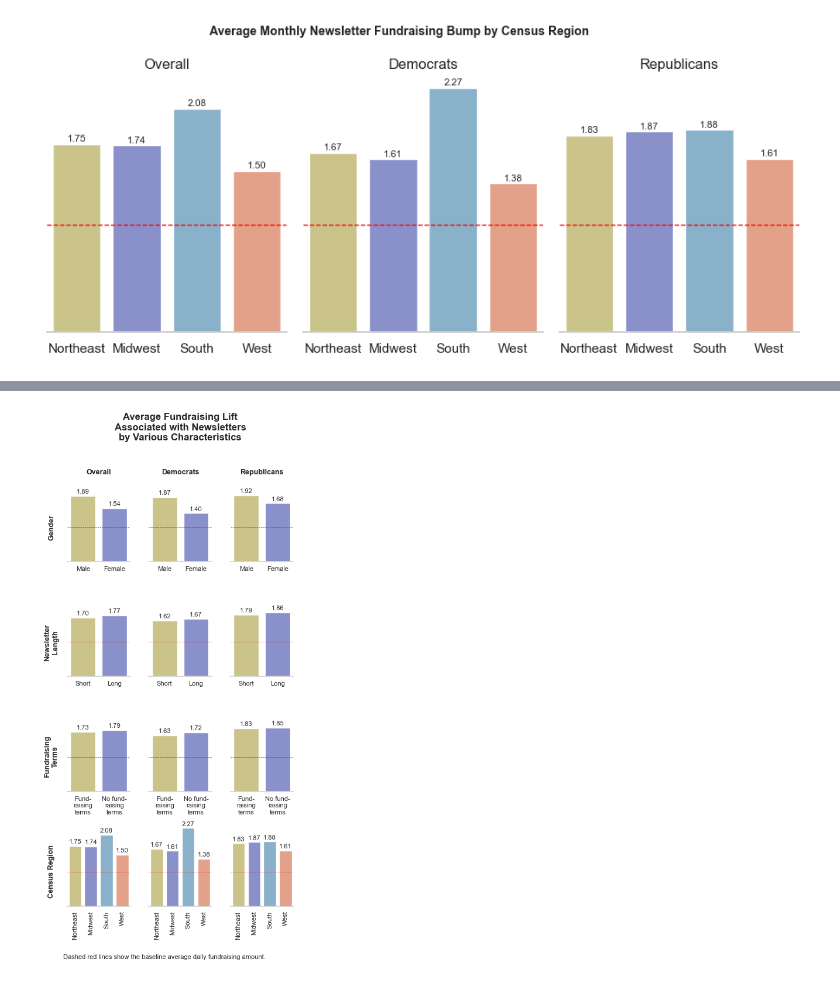
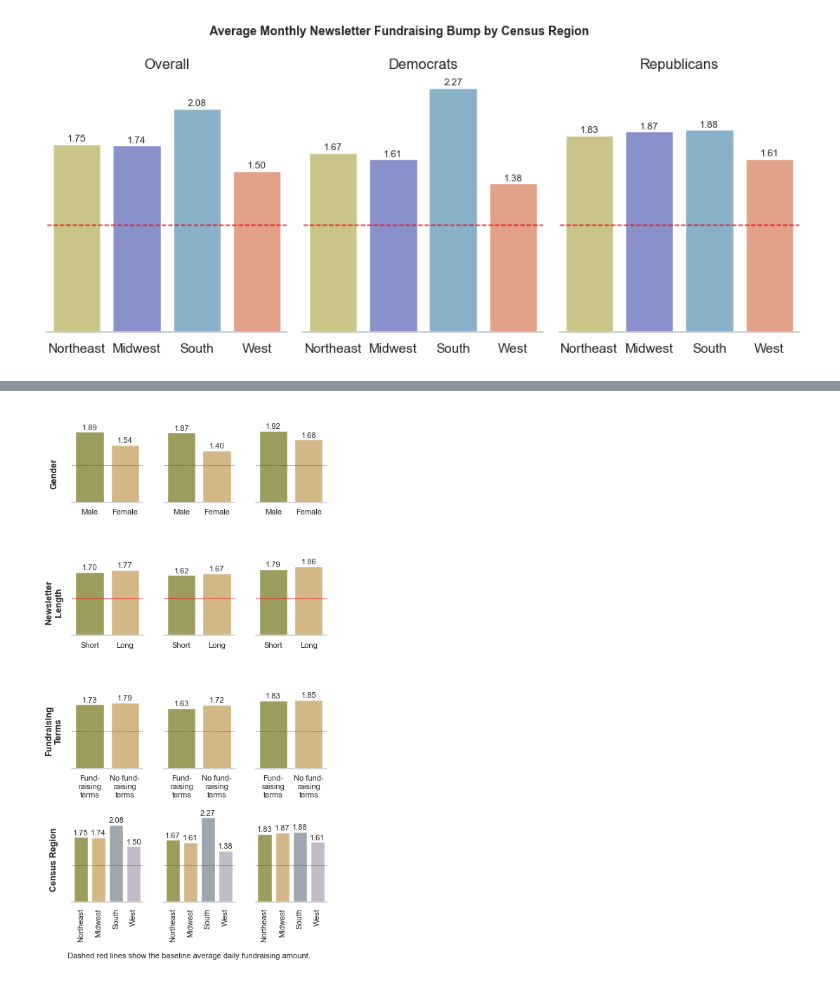
Before and after one commit to marobinette/cfd-project-ds1, a Jupyter notebook: notebooks/Matched_Politicians_EDA.ipynb, the cells around one changed output, grey strips where cells are left out. Cells and saved outputs as stored; diff of their text form; code cells hidden in the pictures.

Commit message:
Many cosmtic changes to figures (fonts, colors, etc.)

```diff
--- a/notebooks/Matched_Politicians_EDA.ipynb
+++ b/notebooks/Matched_Politicians_EDA.ipynb
@@ -1547,10 +1612,10 @@ summary_region_plot = pd.DataFrame({
 # Define order and colors
 region_order = ["Northeast", "Midwest", "South", "West"]
 region_colors = {
-    "Northeast": standard_color3,
-    "Midwest": standard_color4,
-    "South": standard_color1,
-    "West": standard_color2
+    "Northeast": breakdown_color1,
+    "Midwest": breakdown_color2,
+    "South": dem_med_color,
+    "West": rep_med_color
 }
 
 # Create smaller faceted bar plot: facet by Party, x = Census Region
@@ -1722,15 +1787,15 @@ party_order = ["Overall", "Democrats", "Republicans"]
 year_order = [2015, 2016]
 
 # Define colors
-palette_gender = {"Male": standard_color3, "Female": standard_color4}
-palette_length = {"Short": standard_color3, "Long": standard_color4}
-palette_fundraising = {"Fund-\nraising\nterms": standard_color3, "No fund-\nraising\nterms": standard_color4}
-palette_year = {2015: standard_color3, 2016: standard_color4}
+palette_gender = {"Male": breakdown_color1, "Female": breakdown_color2}
+palette_length = {"Short": breakdown_color1, "Long": breakdown_color2}
+palette_fundraising = {"Fund-\nraising\nterms": breakdown_color1, "No fund-\nraising\nterms": breakdown_color2}
+palette_year = {2015: breakdown_color1, 2016: breakdown_color2}
 palette_region = {
-    "Northeast": standard_color3,
-    "Midwest": standard_color4,
-    "South": standard_color1,
-    "West": standard_color2
+    "Northeast": breakdown_color1,
+    "Midwest": breakdown_color2,
+    "South": breakdown_color3,
+    "West": breakdown_color4
 }
 
 # Helper functions to choose palette and order dynamically
@@ -1842,13 +1907,13 @@ for (row_val, col_val), ax in g.axes_dict.items():
     ax.tick_params(axis='x', pad=0) # increase pad to move labels away from x axis
 
 # Titles and shared labels
-g.set_titles(template="{col_name}")
-g.fig.suptitle(
-    "Average Fundraising Lift\nAssociated with Newsletters\nby Various Characteristics",
-    fontweight="bold",
-    y=1.05,
-    fontsize=12
-)
+# g.set_titles(template="{col_name}")
+# g.fig.suptitle(
+#     "Average Fundraising Lift\nAssociated with Newsletters\nby Various Characteristics",
+#     fontweight="bold",
+#     y=1.04,
+#     fontsize=12
+# )
 
 # --- Dynamic, rotated row labels ---
 unique_rows = summary_combined_pol["Breakdown"].unique()
@@ -1888,38 +1953,36 @@ for i, row_val in enumerate(row_positions):
         ha="center",
         fontsize=9,
         fontweight="bold",
         rotation=90
     )
 
 # remove all column titles except top one
 for (row_val, col_val), ax in g.axes_dict.items():
     if row_val != row_positions[0]:
         ax.set_title("")  # only top row keeps titles
 
-g.fig.set_size_inches(4, 8.5)
-
-# plt.tight_layout(rect=[0, 0.03, 1, 0.95])  # leave space at bottom
+g.fig.set_size_inches(3.75, 7.5)
 
 # Add caption below the plot
 g.fig.text(
     0.0,
     -0.05,
     "Dashed red lines show the baseline average daily fundraising amount.",
     ha='left',
     va='bottom',
     fontsize=8,
     color='#222222'
 )
 
 for ax in g.axes.flat:
     ax.title.set_fontsize(9)
     ax.title.set_fontweight("bold")
 
 # plt.tight_layout()
-g.fig.subplots_adjust(wspace=0.3, hspace=0.4)
+g.fig.subplots_adjust(wspace=0.3, hspace=0.5)
 plt.show()
 # %% [output]
-[figure, old version]
+[figure, new version]
 # %%
 # List of continental US states (two-letter codes)
 continental_states = [
```
Also changed, not shown: parts of 11 cells of this notebook.
